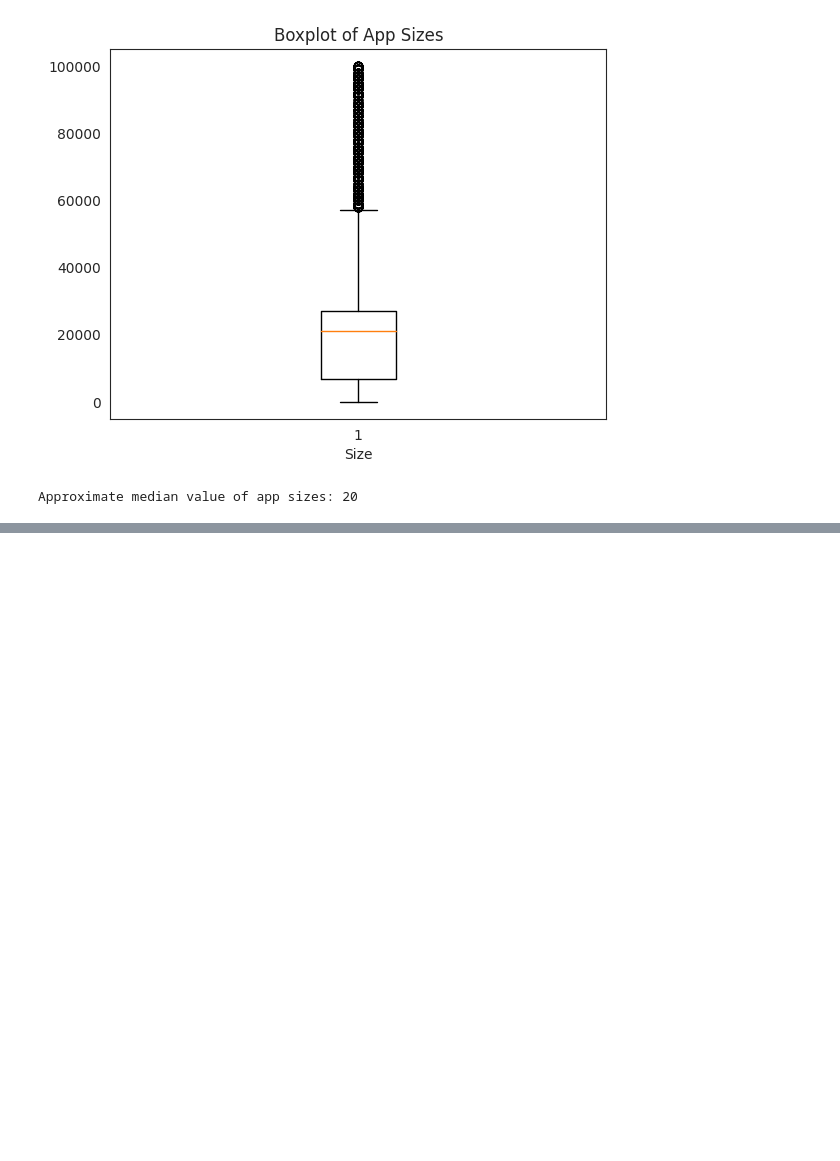
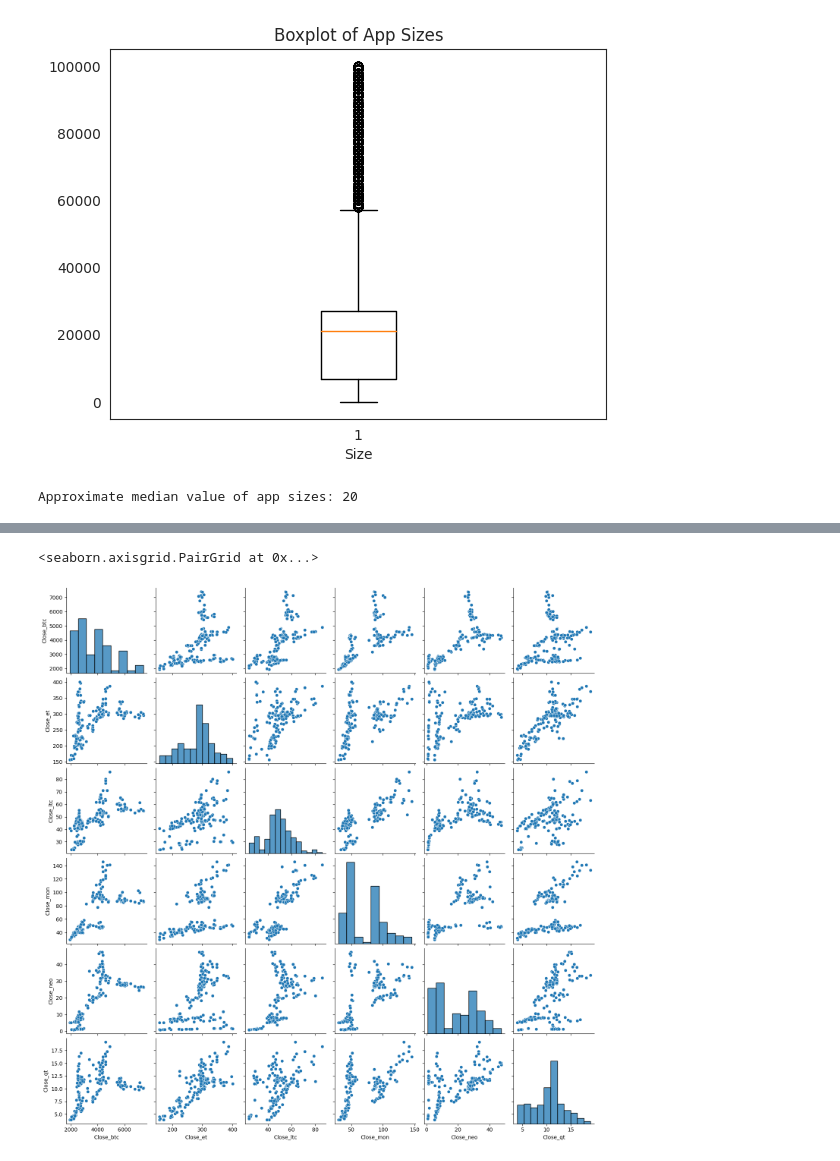
Before and after one commit to HarshAade/DS_AI, a Jupyter notebook: Data_Visualisation_in_Python.ipynb, the cells around one changed output, grey strips where cells are left out. Drawn from its saved outputs; the diff is of its cells as text; code cells hidden in the pictures; blank space fills up the shorter version.

```diff
--- a/Data_Visualisation_in_Python.ipynb
+++ b/Data_Visualisation_in_Python.ipynb
@@ -1566,0 +1611,2 @@ Approximate median value of app sizes: 20
+# %%
+dff = pd.read_csv("crypto.csv")
@@ -1566,0 +1622,6 @@ Approximate median value of app sizes: 20
+# %%
+import seaborn as sns
+sns.pairplot(dff)
+# %% [output]
+<seaborn.axisgrid.PairGrid at 0x...>
+[figure, added]
```
Also changed, not shown: parts of 21 cells of this notebook.
